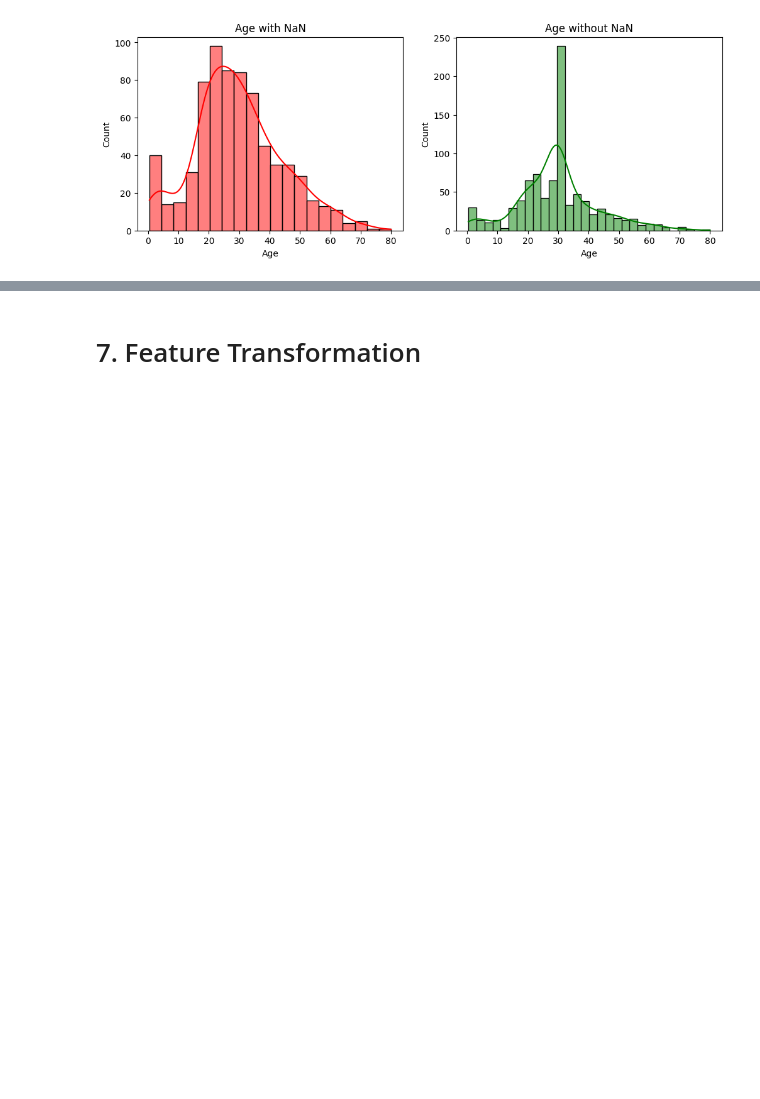
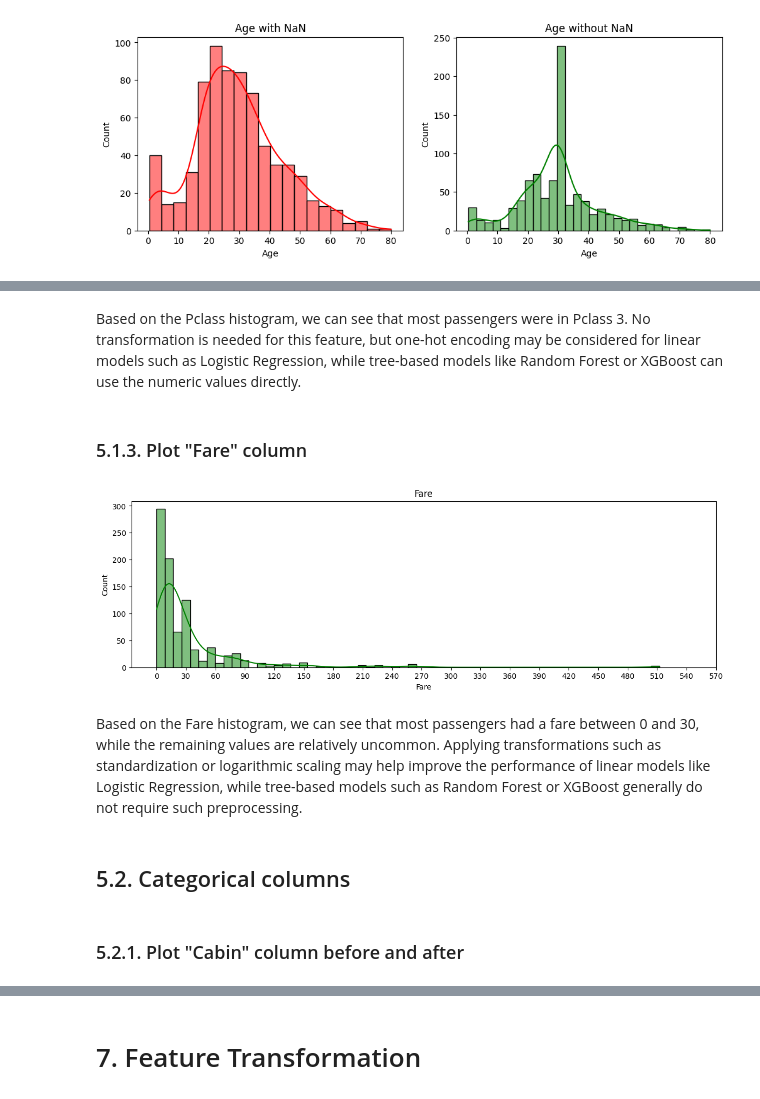
Before and after one commit to catalinm955/Titanic-ML, a Jupyter notebook: notebooks/01_EDA.ipynb, the cells around one changed output, grey strips where cells are left out. Cells and saved outputs as stored; diff of their text form; code cells hidden in the pictures; blank space fills up the shorter version.

```diff
--- a/notebooks/01_EDA.ipynb
+++ b/notebooks/01_EDA.ipynb
@@ -204 +245,14 @@ num_col_hist(train_dataset['Age'], train_dataset_processed['Age'])
+# %% [markdown]
+Based on the Pclass histogram, we can see that most passengers were in Pclass 3. No transformation is needed for this feature, but one-hot encoding may be considered for linear models such as Logistic Regression, while tree-based models like Random Forest or XGBoost can use the numeric values directly.
+# %% [markdown]
+### 5.1.3. Plot "Fare" column
+# %%
+hist_plot(train_dataset_processed['Fare'], kde = True)
+_ = plt.xticks(range(0, 600, 30)) # _ is a dummy variable and matplotlib will not print all the tickers in the output
+# %% [output]
+[figure, added]
+# %% [markdown]
+Based on the Fare histogram, we can see that most passengers had a fare between 0 and 30, while the remaining values are relatively uncommon. Applying transformations such as standardization or logarithmic scaling may help improve the performance of linear models like Logistic Regression, while tree-based models such as Random Forest or XGBoost generally do not require such preprocessing.
+# %% [markdown]
+## 5.2. Categorical columns
 # %%
@@ -223,3 +277,5 @@ def cat_col_plot(col_before, col_after, top_n = 15):
     plt.title(f'{col_after.name} without NaN')
+# %% [markdown]
+### 5.2.1. Plot "Cabin" column before and after
 # %%
 # Plot the "Cabin" before and after filling the missing values
```
Also changed, not shown: parts of 55 cells of this notebook.
